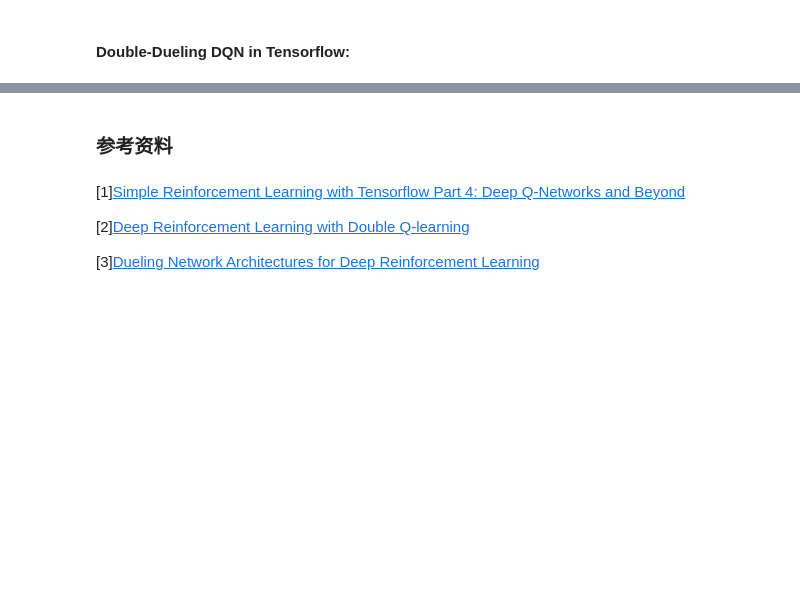
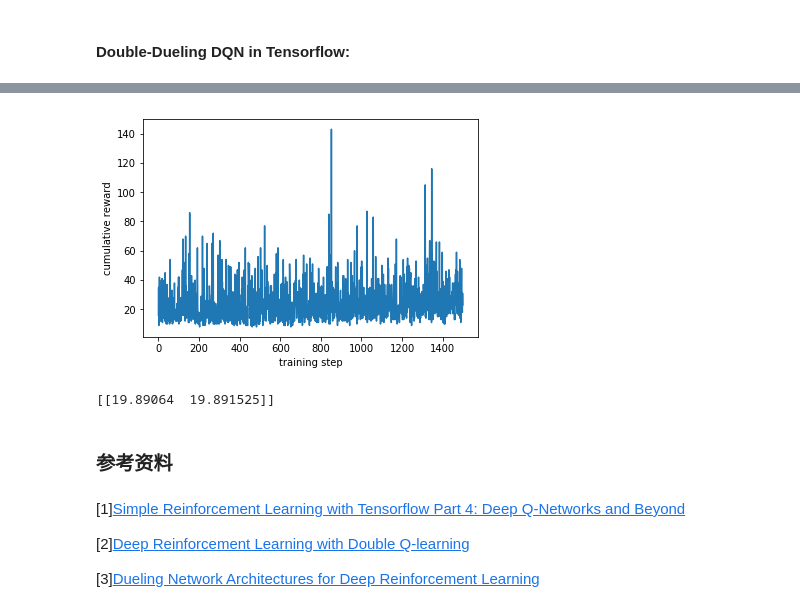
Before and after one commit to Wangjw6/research, a Jupyter notebook: ML/Others/Reinforcement Learning.ipynb, the cells around one changed output, grey strips where cells are left out. Drawn from its saved outputs; the diff is of its cells as text; code cells hidden in the pictures; blank space fills up the shorter version.

```diff
--- a/ML/Others/Reinforcement Learning.ipynb
+++ b/ML/Others/Reinforcement Learning.ipynb
@@ -999,3 +1334,14 @@ Double DQN的主要动机是克服DQN经常高估给定状态的潜在动作效
+# %%
+plt.plot(reward_set)
+plt.xlabel('training step')
+plt.ylabel('cumulative reward')
+plt.show()
+# %% [output]
+[figure, added]
+# %%
+print(sess_.run(model.Qs,feed_dict={model.state:[s]}))
+# %% [output]
+[[19.89064  19.891525]]
 # %% [markdown]
 ### 参考资料
 # %% [markdown]
```
Also changed, not shown: parts of 23 cells of this notebook.
